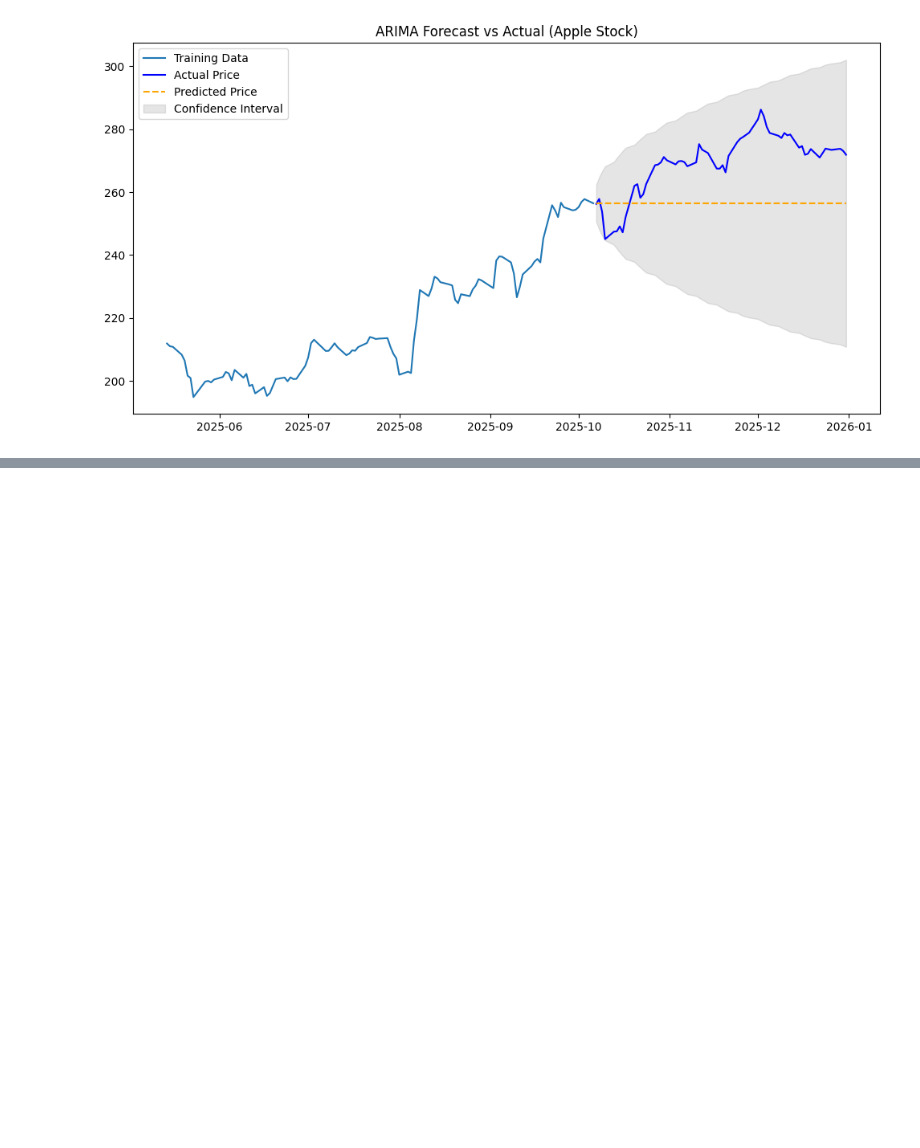
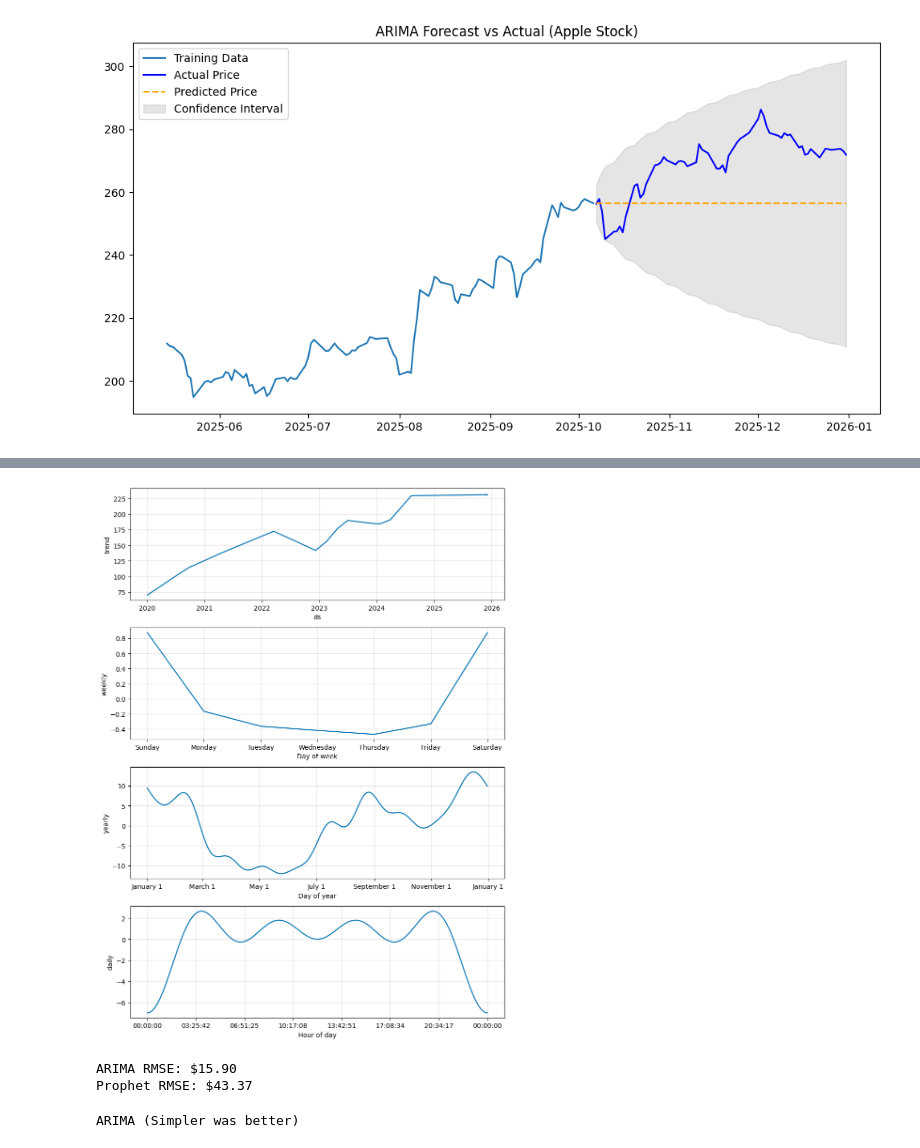
Before and after one commit to iAmPhyton/Stock-Price-Prediction, a Jupyter notebook: stock.ipynb, the cells around one changed output, grey strips where cells are left out. Cells and saved outputs as stored; diff of their text form; code cells hidden in the pictures; blank space fills up the shorter version.

```diff
--- a/stock.ipynb
+++ b/stock.ipynb
@@ -190,0 +224,6 @@ plt.show()
+# %%
+#checking the components
+fig2 = m.plot_components(forecast)
+plt.show()
+# %% [output]
+[figure, added]
@@ -190,0 +235,15 @@ plt.show()
+# %%
+#calculating rmse
+rmse_prophet = np.sqrt(mean_squared_error(actual_cols, prediction_cols))
+print(f"ARIMA RMSE: $15.90") #from previous step
+print(f"Prophet RMSE: ${rmse_prophet:.2f}")
+# %% [output]
+ARIMA RMSE: $15.90
+Prophet RMSE: $43.37
+# %%
+if rmse_prophet < 15.90:
+    print("Prophet is most accurate")
+else:
+    print("ARIMA (Simpler was better)")
+# %% [output]
+ARIMA (Simpler was better)
```
Also changed, not shown: parts of 6 cells of this notebook, 5 other files.
